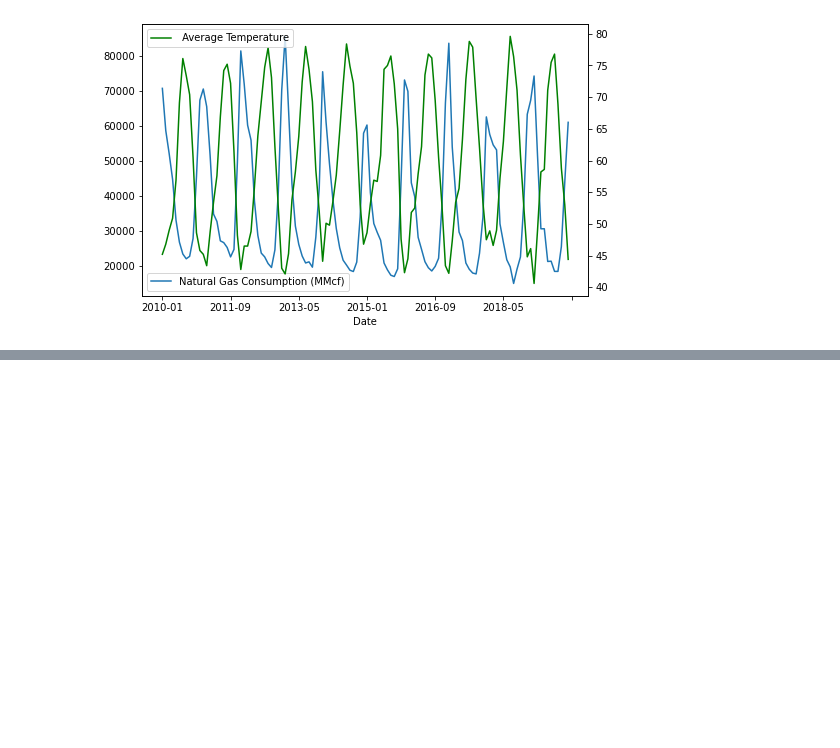
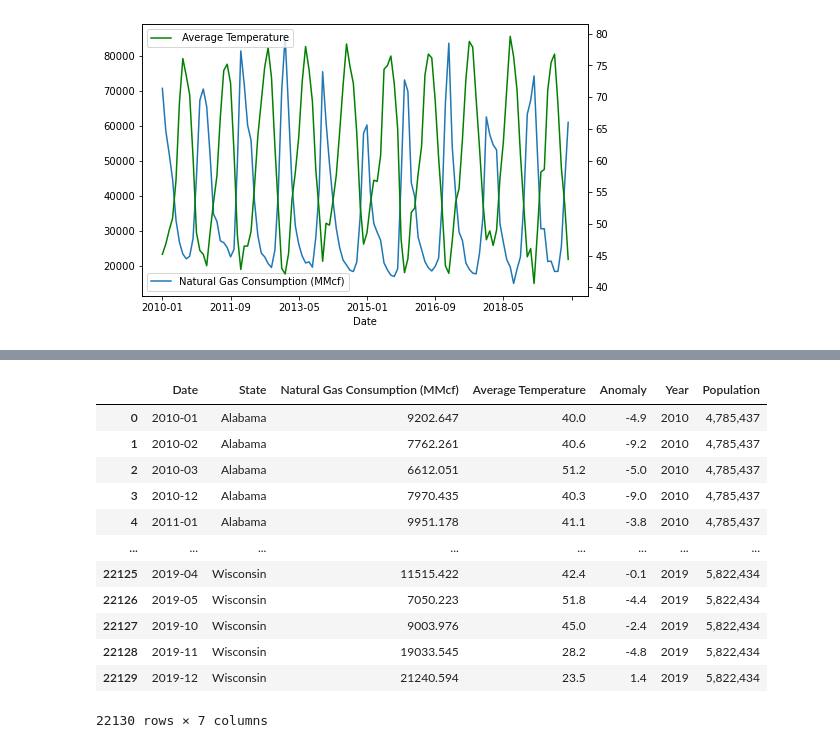
Before and after one commit to kcwf3d/databootcamp_Project_1, a Jupyter notebook: ma_pr1_data_clean.ipynb, the cells around one changed output, grey strips where cells are left out. Saved outputs shown, nothing was run; the diff lists cells and outputs as text; code cells hidden in the pictures; blank space fills up the shorter version.

```diff
--- a/ma_pr1_data_clean.ipynb
+++ b/ma_pr1_data_clean.ipynb
@@ -190,0 +243,25 @@ cali_data.plot(ax=ax2, x= 'Date', y= ' Average Temperature', color='green', figs
+# %%
+states = []
+years = []
+pops = []
+
+# loop through columns
+for i in range(1, 11):
+    # loop through rows
+    for j in range(0, 49):
+        state = pop_df.iloc[j,0]
+        states.append(state)
+
+        year = pop_df.columns[i]
+        years.append(year)
+
+        pop = pop_df.iloc[j, i]
+        pops.append(pop)
+# %%
+pop_df = pd.DataFrame({
+    'State': states,
+    'Year': years,
+    'Population': pops
+})
+
+pop_df.head()
@@ -190,0 +275,20 @@ cali_data.plot(ax=ax2, x= 'Date', y= ' Average Temperature', color='green', figs
+# %%
+combined_test = pd.merge(combined_df, pop_df, how='right')
+# %%
+combined_test.dropna(how='any', inplace=True)
+# %%
+combined_test
+# %% [output]
+|  | Date | State | Natural Gas Consumption (MMcf) | Average Temperature | Anomaly | Year | Population |
+| 0 | 2010-01 | Alabama | 9202.647 | 40.0 | -4.9 | 2010 | 4,785,437 |
+| 1 | 2010-02 | Alabama | 7762.261 | 40.6 | -9.2 | 2010 | 4,785,437 |
+| 2 | 2010-03 | Alabama | 6612.051 | 51.2 | -5.0 | 2010 | 4,785,437 |
+| 3 | 2010-12 | Alabama | 7970.435 | 40.3 | -9.0 | 2010 | 4,785,437 |
+| 4 | 2011-01 | Alabama | 9951.178 | 41.1 | -3.8 | 2010 | 4,785,437 |
+| ... | ... | ... | ... | ... | ... | ... | ... |
+| 22125 | 2019-04 | Wisconsin | 11515.422 | 42.4 | -0.1 | 2019 | 5,822,434 |
+| 22126 | 2019-05 | Wisconsin | 7050.223 | 51.8 | -4.4 | 2019 | 5,822,434 |
+| 22127 | 2019-10 | Wisconsin | 9003.976 | 45.0 | -2.4 | 2019 | 5,822,434 |
+| 22128 | 2019-11 | Wisconsin | 19033.545 | 28.2 | -4.8 | 2019 | 5,822,434 |
+| 22129 | 2019-12 | Wisconsin | 21240.594 | 23.5 | 1.4 | 2019 | 5,822,434 |
+22130 rows × 7 columns
```
Also changed, not shown: parts of 14 cells of this notebook, 6 other files.
